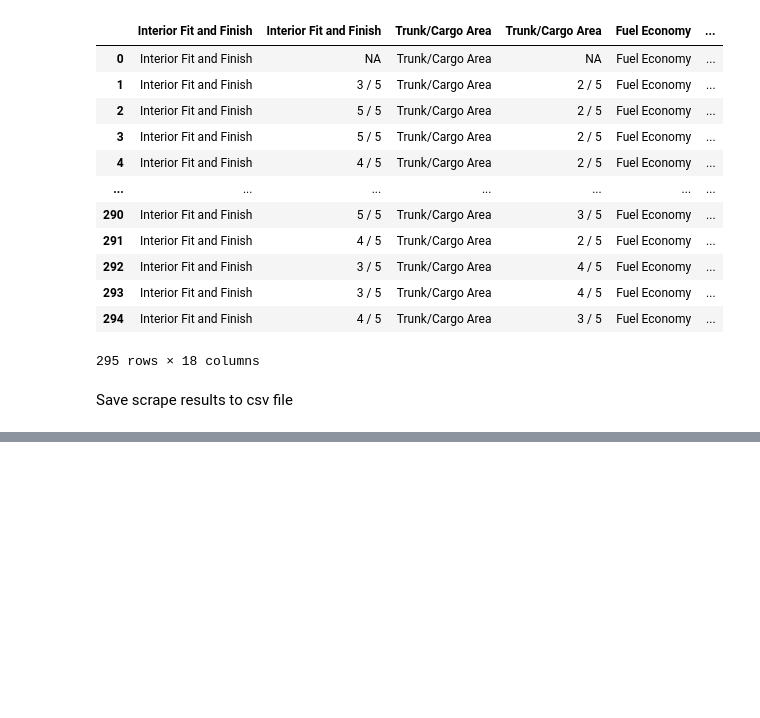
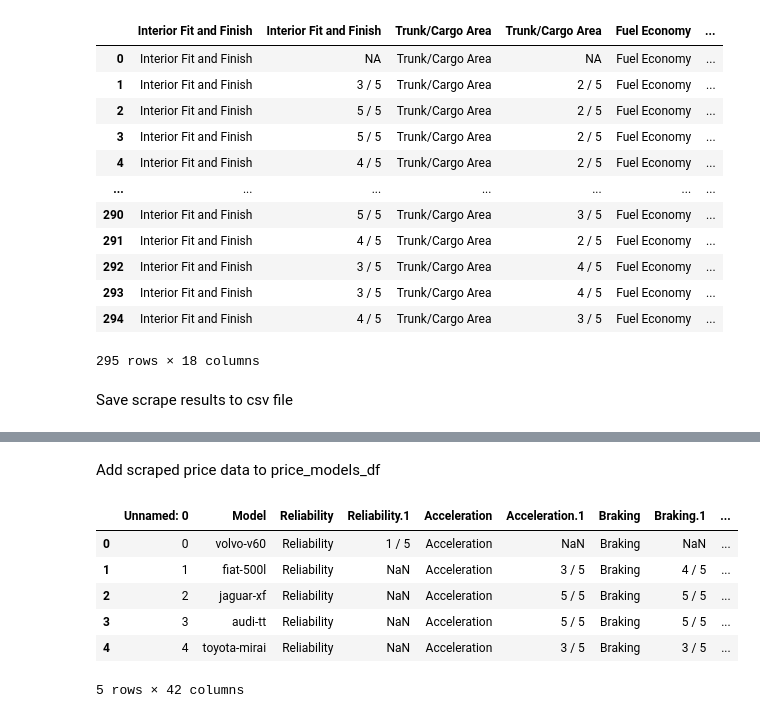
Before and after one commit to blantj/Auto_Sales_Regression, a Jupyter notebook: Webscrape.ipynb, the cells around one changed output, grey strips where cells are left out. Cells and saved outputs as stored; diff of their text form; code cells hidden in the pictures; blank space fills up the shorter version.

```diff
--- a/Webscrape.ipynb
+++ b/Webscrape.ipynb
@@ -215,0 +302,3 @@ scrape_df.to_csv('Data/Ratings.csv')
+# %%
+price_urls = 'https://www.cars.com/research/' + price_models_df['Brand'] + '-' + price_models_df['Unit'] + '-2019/'
+price_urls[0:10]
@@ -215,0 +319,2 @@ scrape_df.to_csv('Data/Ratings.csv')
+# %%
+vehicle_prices = []
@@ -215,0 +406,13 @@ scrape_df.to_csv('Data/Ratings.csv')
+# %% [markdown]
+Add scraped price data to price_models_df
+# %%
+price_models_df[['URL', 'Scrape URL', 'Price']] = pd.DataFrame(vehicle_prices)
+price_models_df.head()
+# %% [output]
+|  | Unnamed: 0 | Model | Reliability | Reliability.1 | Acceleration | Acceleration.1 | Braking | Braking.1 | ... |
+| 0 | 0 | volvo-v60 | Reliability | 1 / 5 | Acceleration | NaN | Braking | NaN | ... |
+| 1 | 1 | fiat-500l | Reliability | NaN | Acceleration | 3 / 5 | Braking | 4 / 5 | ... |
+| 2 | 2 | jaguar-xf | Reliability | NaN | Acceleration | 5 / 5 | Braking | 5 / 5 | ... |
+| 3 | 3 | audi-tt | Reliability | NaN | Acceleration | 5 / 5 | Braking | 5 / 5 | ... |
+| 4 | 4 | toyota-mirai | Reliability | NaN | Acceleration | 3 / 5 | Braking | 3 / 5 | ... |
+5 rows × 42 columns
```
Also changed, not shown: parts of 22 cells of this notebook.
